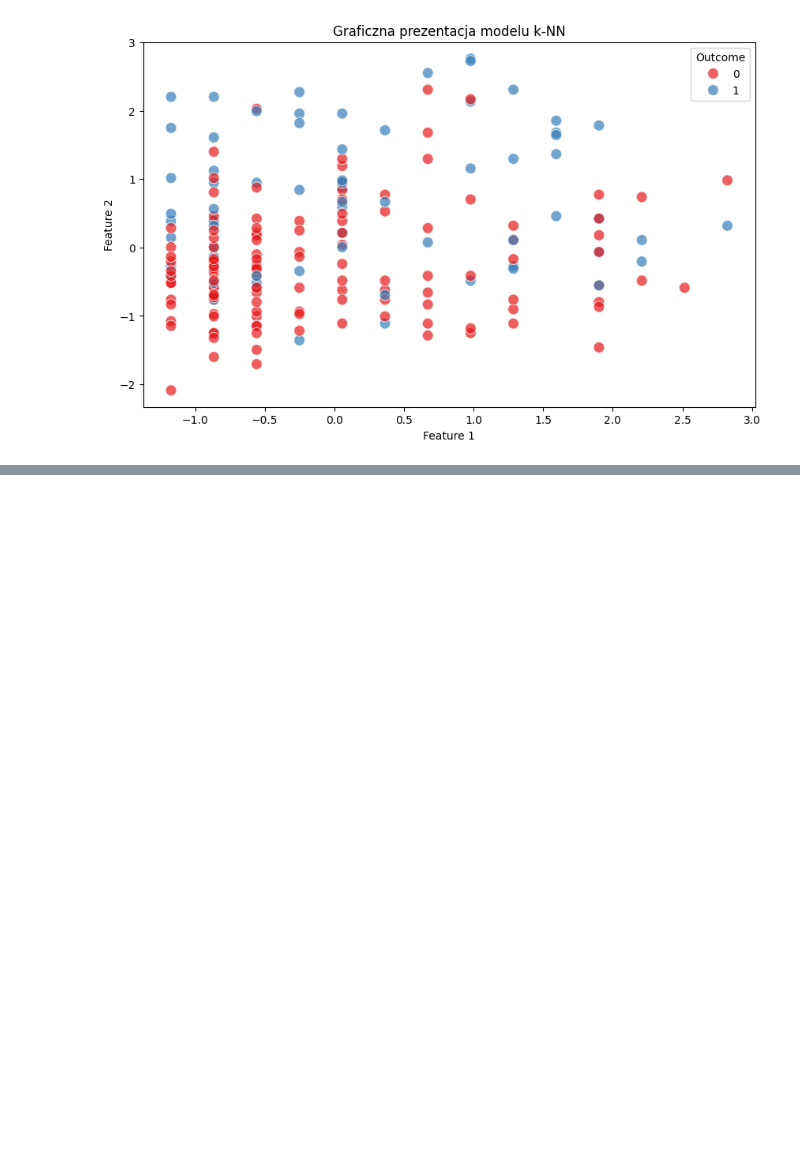
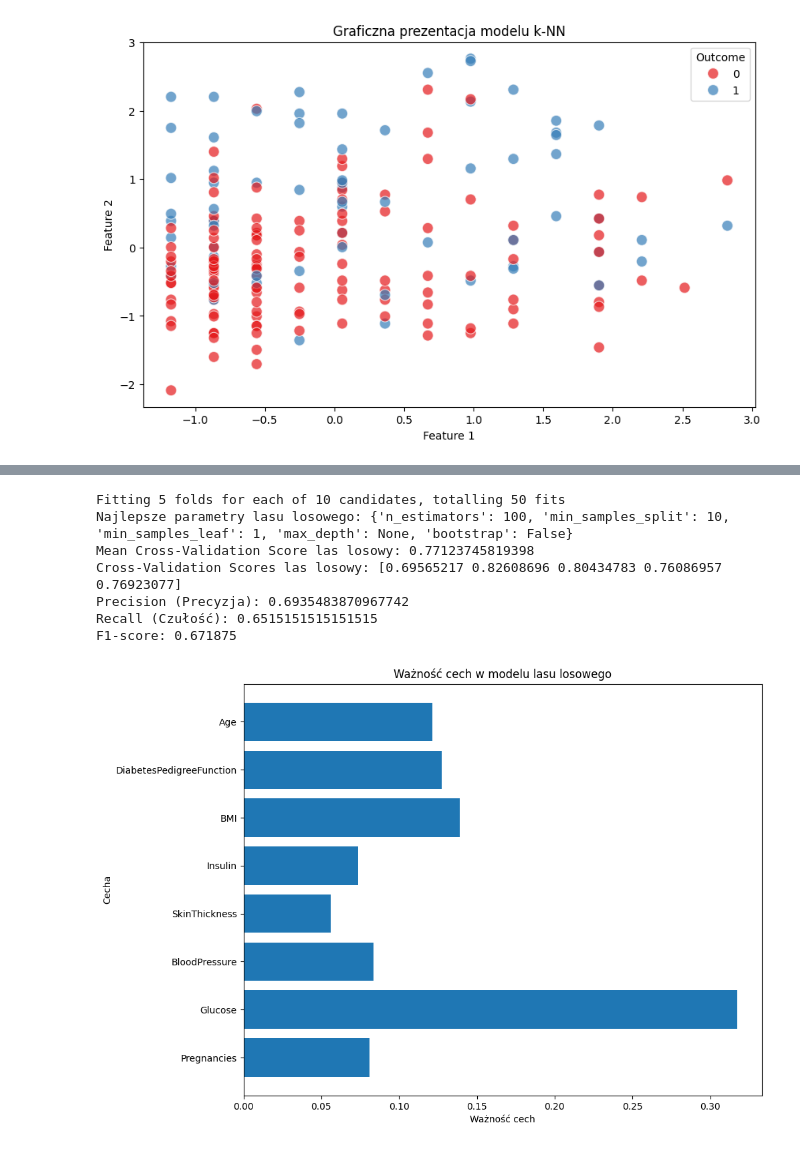
Before and after one commit to l3wandowskyy/ML_Project, a Jupyter notebook: ML_Project.ipynb, the cells around one changed output, grey strips where cells are left out. Cells and saved outputs as stored; diff of their text form; code cells hidden in the pictures; blank space fills up the shorter version.

```diff
--- a/ML_Project.ipynb
+++ b/ML_Project.ipynb
@@ -225,0 +300,75 @@ plt.show()
+# %%
+from sklearn.ensemble import RandomForestClassifier
+from sklearn.metrics import accuracy_score, precision_score, recall_score, f1_score
+from sklearn.model_selection import RandomizedSearchCV
+import matplotlib.pyplot as plt
+import numpy as np
+
+# Zdefiniowanie przestrzeni parametrów do losowego przeszukiwania
+param_grid = {
+    'n_estimators': [100, 200, 300],
+    'max_depth': [None, 10, 20],
+    'min_samples_split': [2, 5, 10],
+    'min_samples_leaf': [1, 2, 4],
+    'bootstrap': [True, False]
+}
+
+# Ustawienie ilości iteracji (wybór kombinacji parametrów) w procesie losowego przeszukiwania
+n_iter = 10  # Możesz dostosować tę wartość w zależności od zasobów i czasu obliczeniowego
+
+# Losowe przeszukiwanie
+random_search_rf = RandomizedSearchCV(estimator=RandomForestClassifier(random_state=42),
+                                      param_distributions=param_grid,
+                                      n_iter=n_iter,
+                                      cv=5,
+                                      n_jobs=-1,
+                                      verbose=2)
+
+# Dopasowanie modelu na danych treningowych
+random_search_rf.fit(X_train_scaled, y_train)
+
+# Najlepszy model
+best_rf_model = random_search_rf.best_estimator_
+best_rf_params = random_search_rf.best_params_
+print("Najlepsze parametry lasu losowego:", best_rf_params)
+
+# Dopasowanie najlepszego modelu na danych treningowych
+best_rf_model.fit(X_train_scaled, y_train)
+
+# Walidacja krzyżowa dla najlepszego modelu
+rf_cv_scores = cross_val_score(best_rf_model, X_train_scaled, y_train, cv=5)
+print("Mean Cross-Validation Score las losowy:", np.mean(rf_cv_scores))
+print("Cross-Validation Scores las losowy:", rf_cv_scores)
+
+# Prognozy na zbiorze testowym
+rf_predictions = best_rf_model.predict(X_test_scaled)
+
+# Obliczanie różnych miar skuteczności
+rf_precision = precision_score(y_test, rf_predictions)
+rf_recall = recall_score(y_test, rf_predictions)
+rf_f1 = f1_score(y_test, rf_predictions)
+
+print("Precision (Precyzja):", rf_precision)
+print("Recall (Czułość):", rf_recall)
+print("F1-score:", rf_f1)
+
+# Wykres ważności cech
+feature_importances = best_rf_model.feature_importances_
+feature_names = X.columns
+
+plt.figure(figsize=(10, 8))
+plt.barh(range(len(feature_importances)), feature_importances, align='center')
+plt.yticks(np.arange(len(feature_names)), feature_names)
+plt.xlabel('Ważność cech')
+plt.ylabel('Cecha')
+plt.title('Ważność cech w modelu lasu losowego')
+plt.show()
+# %% [output]
+Fitting 5 folds for each of 10 candidates, totalling 50 fits
+Najlepsze parametry lasu losowego: {'n_estimators': 100, 'min_samples_split': 10, 'min_samples_leaf': 1, 'max_depth': None, 'bootstrap': False}
+Mean Cross-Validation Score las losowy: 0.77123745819398
+Cross-Validation Scores las losowy: [0.69565217 0.82608696 0.80434783 0.76086957 0.76923077]
+Precision (Precyzja): 0.6935483870967742
+Recall (Czułość): 0.6515151515151515
+F1-score: 0.671875
+[figure, added]
```
Also changed, not shown: parts of 7 cells of this notebook.
